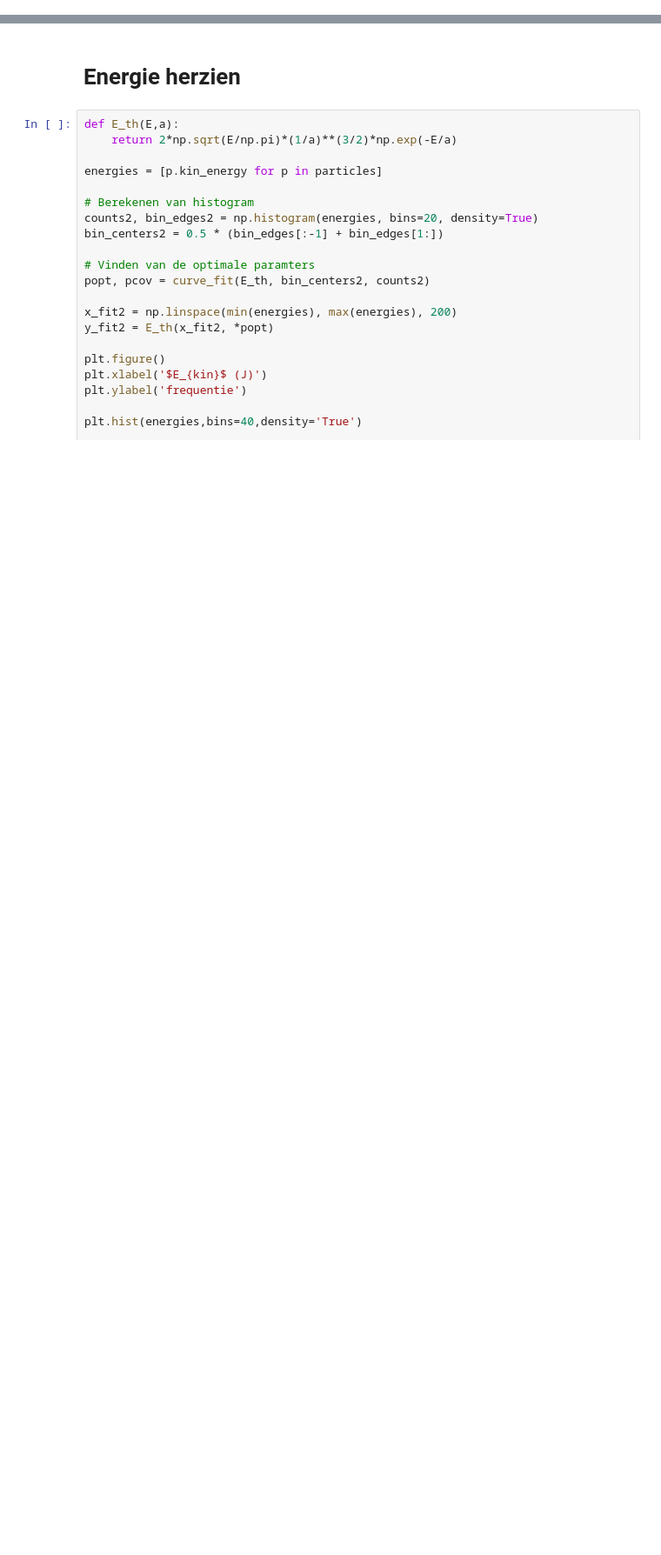
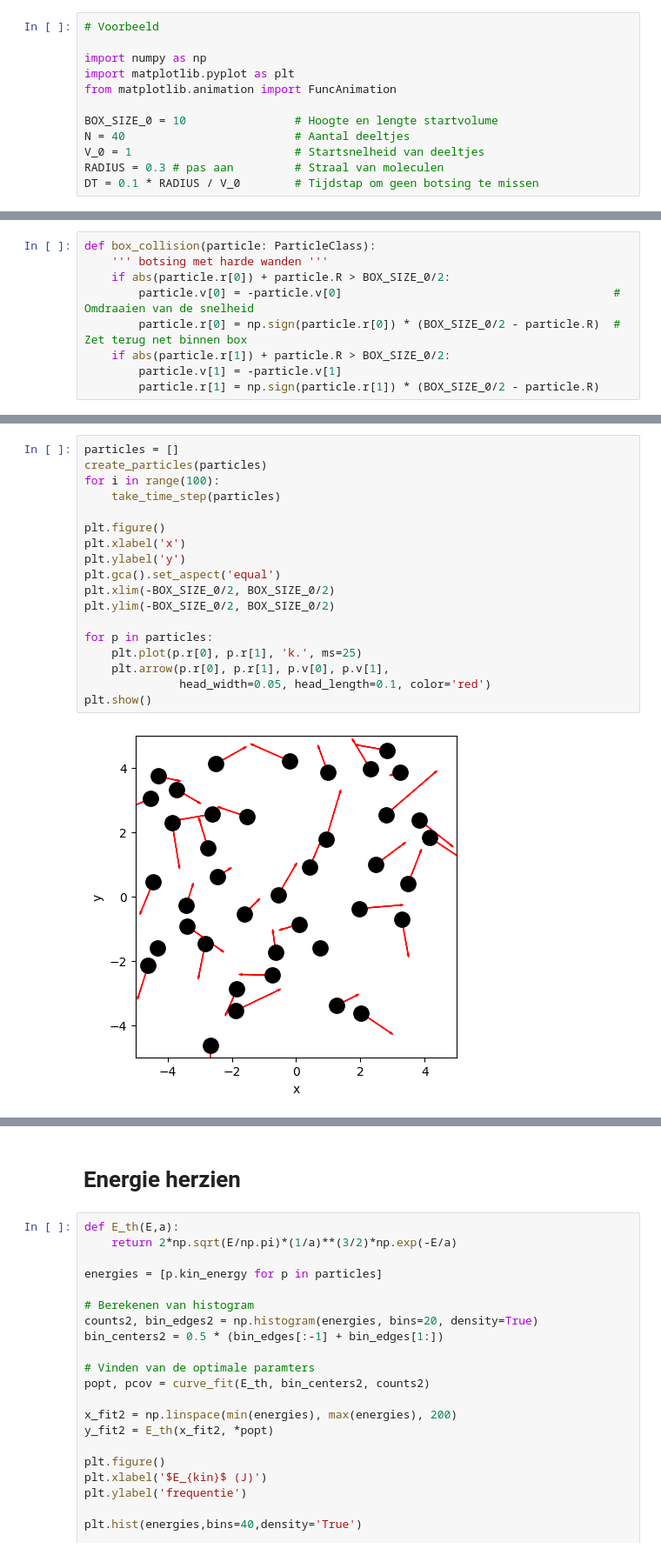
Before and after one commit to Contemporary-Physicslab/PySim, a Jupyter notebook: book/Q2/Boltzmann.ipynb, the cells around one changed output, grey strips where cells are left out. Shown at 87% size. Saved outputs shown, nothing was run; the diff lists cells and outputs as text; blank space fills up the shorter version.

```diff
--- a/book/Q2/Boltzmann.ipynb
+++ b/book/Q2/Boltzmann.ipynb
@@ -224,0 +29,12 @@ SyntaxError: invalid decimal literal (1657525622.py, line 1)
+# %%
+# Voorbeeld
+
+import numpy as np
+import matplotlib.pyplot as plt
+from matplotlib.animation import FuncAnimation
+
+BOX_SIZE_0 = 10                # Hoogte en lengte startvolume
+N = 40                         # Aantal deeltjes
+V_0 = 1                        # Startsnelheid van deeltjes
+RADIUS = 0.3 # pas aan         # Straal van moleculen
+DT = 0.1 * RADIUS / V_0        # Tijdstap om geen botsing te missen
@@ -224,0 +84,9 @@ SyntaxError: invalid decimal literal (1657525622.py, line 1)
+# %%
+def box_collision(particle: ParticleClass):
+    ''' botsing met harde wanden '''
+    if abs(particle.r[0]) + particle.R > BOX_SIZE_0/2:
+        particle.v[0] = -particle.v[0]                                        # Omdraaien van de snelheid
+        particle.r[0] = np.sign(particle.r[0]) * (BOX_SIZE_0/2 - particle.R)  # Zet terug net binnen box
+    if abs(particle.r[1]) + particle.R > BOX_SIZE_0/2:
+        particle.v[1] = -particle.v[1]
+        particle.r[1] = np.sign(particle.r[1]) * (BOX_SIZE_0/2 - particle.R)
@@ -224,0 +130,20 @@ SyntaxError: invalid decimal literal (1657525622.py, line 1)
+# %%
+particles = []
+create_particles(particles)
+for i in range(100):
+    take_time_step(particles)
+
+plt.figure()
+plt.xlabel('x')
+plt.ylabel('y')
+plt.gca().set_aspect('equal')
+plt.xlim(-BOX_SIZE_0/2, BOX_SIZE_0/2)
+plt.ylim(-BOX_SIZE_0/2, BOX_SIZE_0/2)
+
+for p in particles:
+    plt.plot(p.r[0], p.r[1], 'k.', ms=25)
+    plt.arrow(p.r[0], p.r[1], p.v[0], p.v[1],
+              head_width=0.05, head_length=0.1, color='red')
+plt.show()
+# %% [output]
+[figure, added]
```
Also changed, not shown: parts of 43 cells of this notebook.
